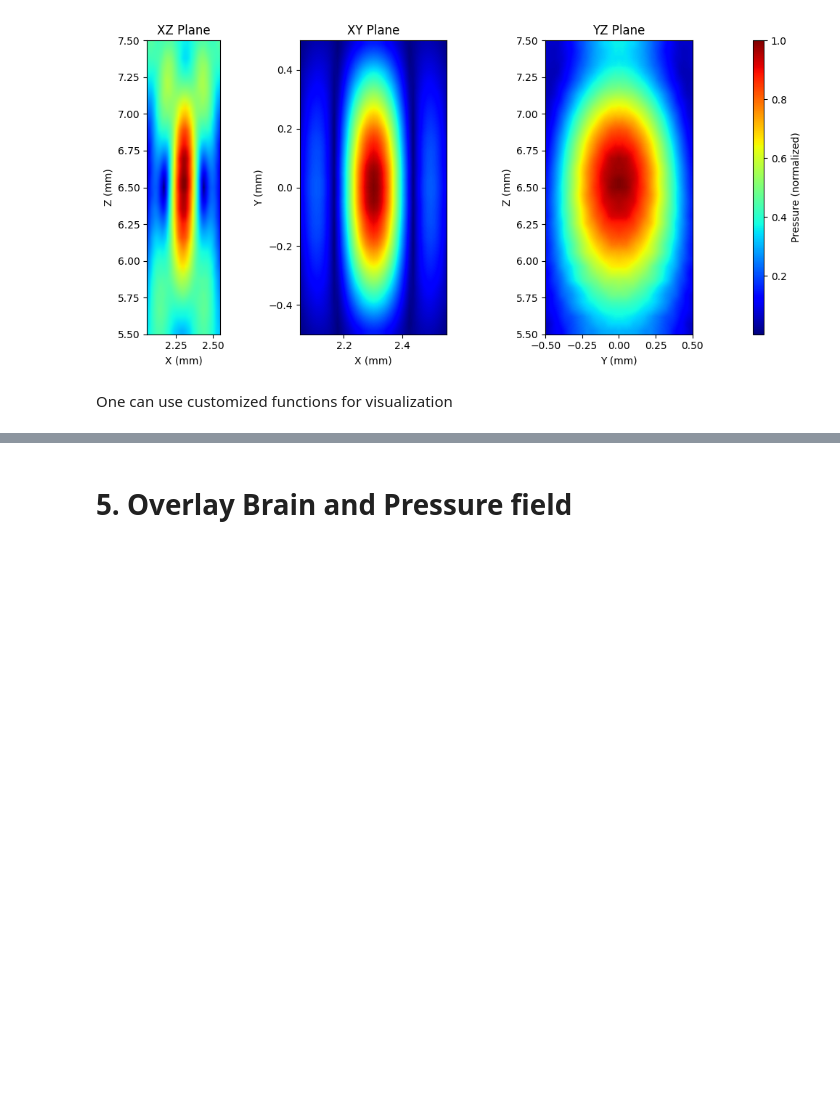
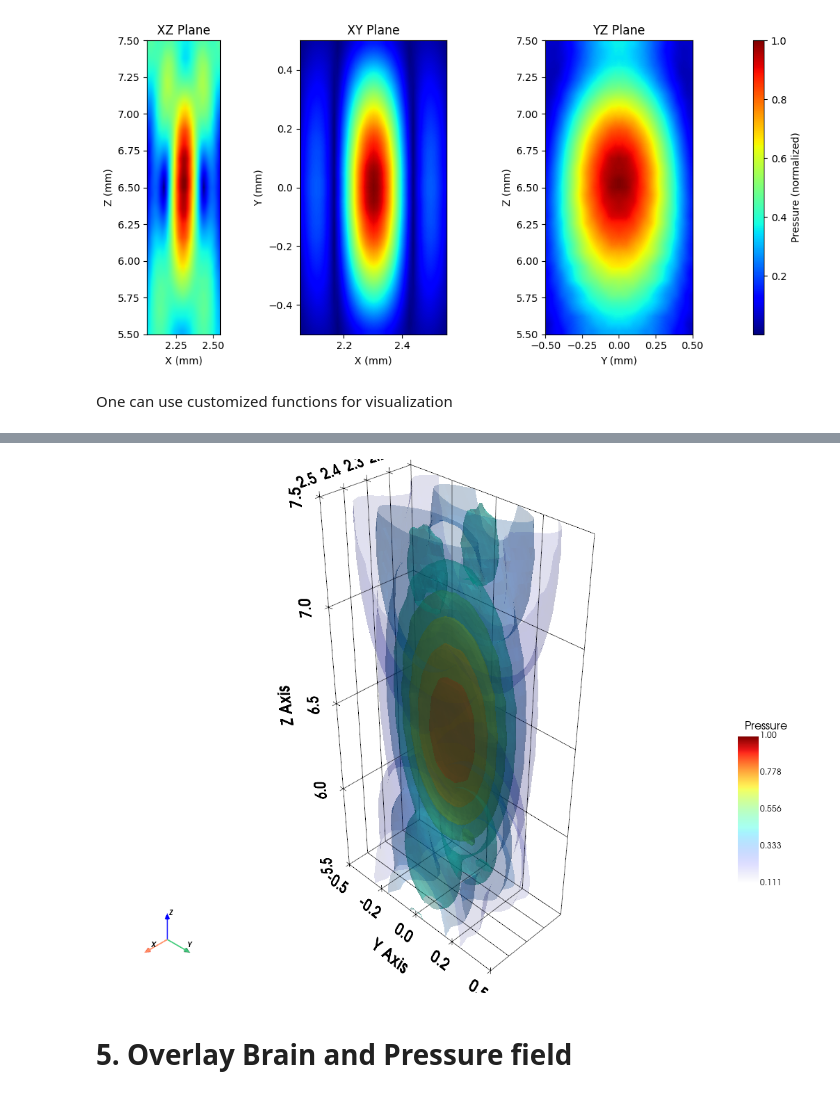
Before and after one commit to EstebanRivera08/eSDIva, a Jupyter notebook: notebook/Tutorial_NeuroSono.ipynb, the cells around one changed output, grey strips where cells are left out. Drawn from its saved outputs; the diff is of its cells as text; code cells hidden in the pictures; blank space fills up the shorter version.

```diff
--- a/notebook/Tutorial_NeuroSono.ipynb
+++ b/notebook/Tutorial_NeuroSono.ipynb
@@ -316,9 +316,9 @@ Taking slice x_ind, y_ind, z_ind = 21/41, 21/41, 21/41
 # %% [markdown]
 One can use customized functions for visualization
 # %%
-plotter, pressure_vol_mesh = pysonogen.plot_pressure_field(pressure_field,
+pressure_plotter, pressure_vol_mesh = pysonogen.plot_pressure_field(pressure_field,
                                x, y, z, notebook = True, return_mesh = True)
 
 
-plotter.show()
+pressure_plotter.show(jupyter_backend='static')  # Add this parameter
 # %% [output]
@@ -326,3 +325,4 @@ Widget(value='<iframe src="http://localhost:59042/index.html?ui=P_0x1744a5f8170_
+[figure, added]
 # %% [markdown]
 # 5. Overlay Brain and Pressure field
 # %% [markdown]
```
Also changed, not shown: parts of 26 cells of this notebook.
